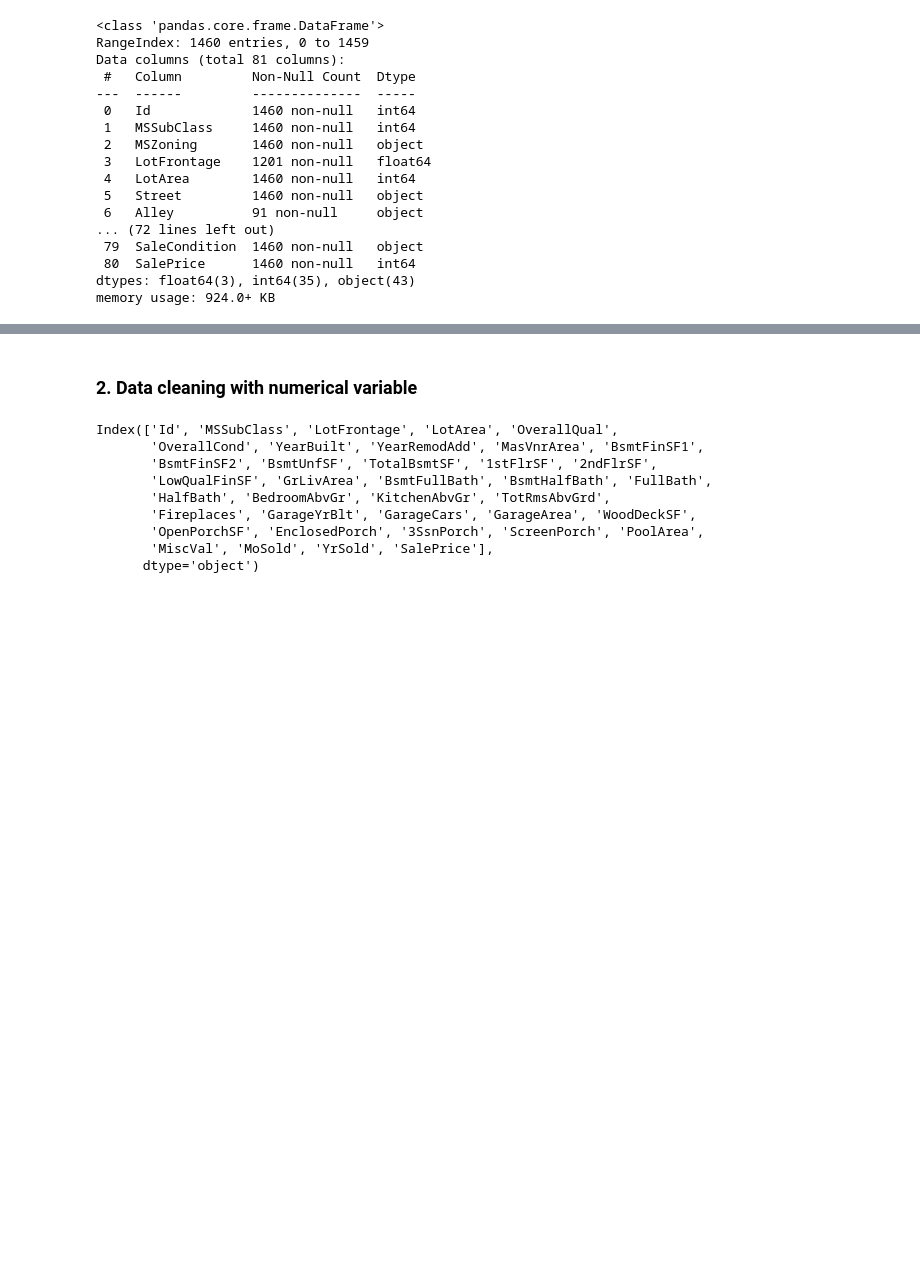
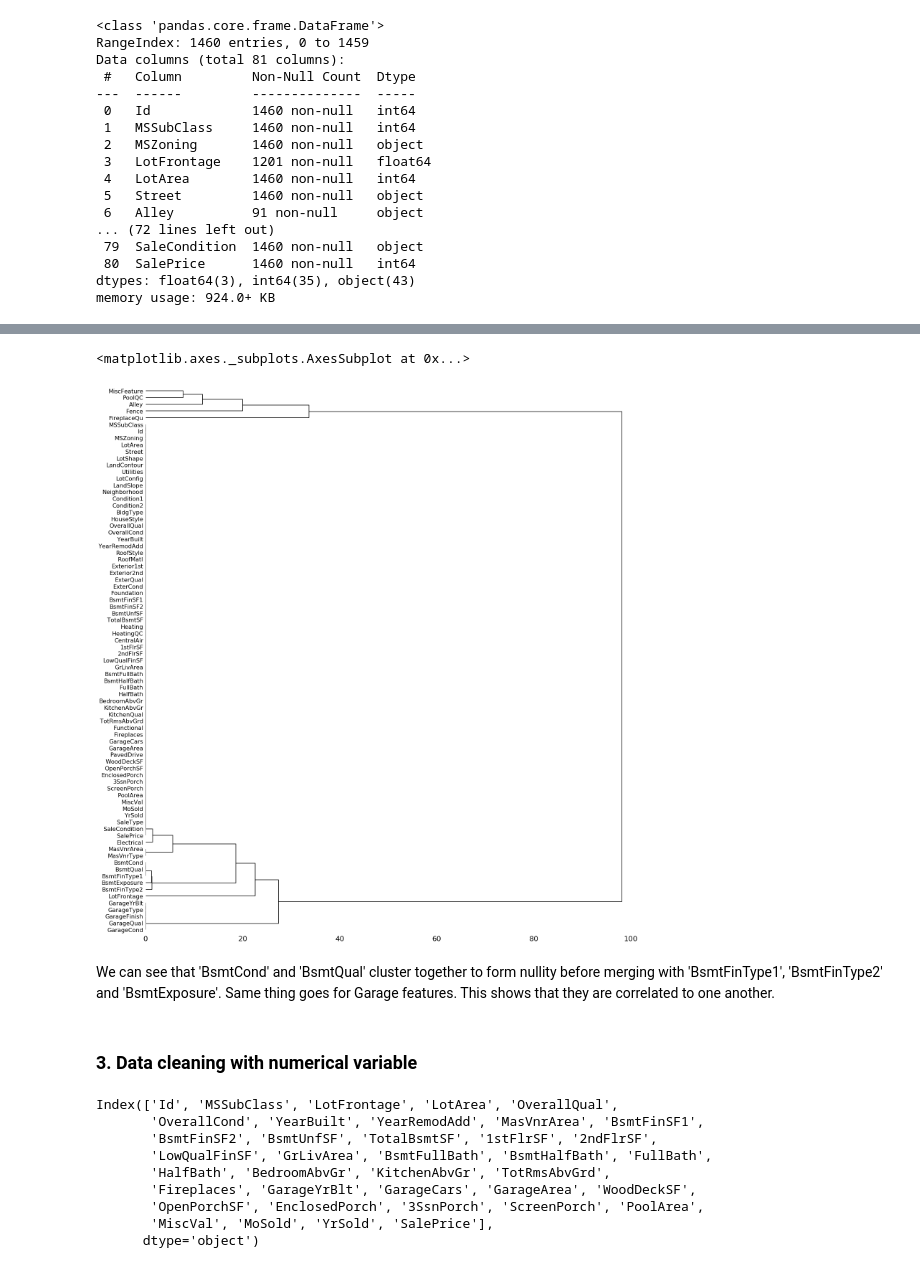
Before and after one commit to huahuawong/datascience-essentials, a Jupyter notebook: 4. Data-science-workflow/Data_cleaning_missing_data.ipynb, the cells around one changed output, grey strips where cells are left out. Saved outputs shown, nothing was run; the diff lists cells and outputs as text; code cells hidden in the pictures; blank space fills up the shorter version.

```diff
--- a/4. Data-science-workflow/Data_cleaning_missing_data.ipynb
+++ b/4. Data-science-workflow/Data_cleaning_missing_data.ipynb
@@ -55,5 +167,12 @@ Seems like we have some features with missing data. Let's start with numerical f
+# %%
+msno.dendrogram(df, orientation="right", method="ward")
+# %% [output]
+<matplotlib.axes._subplots.AxesSubplot at 0x...>
+[figure, added]
+# %% [markdown]
+We can see that 'BsmtCond' and 'BsmtQual' cluster together to form nullity before merging with 'BsmtFinType1', 'BsmtFinType2' and 'BsmtExposure'. Same thing goes for Garage features. This shows that they are correlated to one another.
 # %% [markdown]
-### 2. Data cleaning with numerical variable
+### 3. Data cleaning with numerical variable
 # %%
 # Numerical variables:
 numerical = df.select_dtypes(include = ["int64","float64"]).keys()
```
Also changed, not shown: parts of 29 cells of this notebook.
